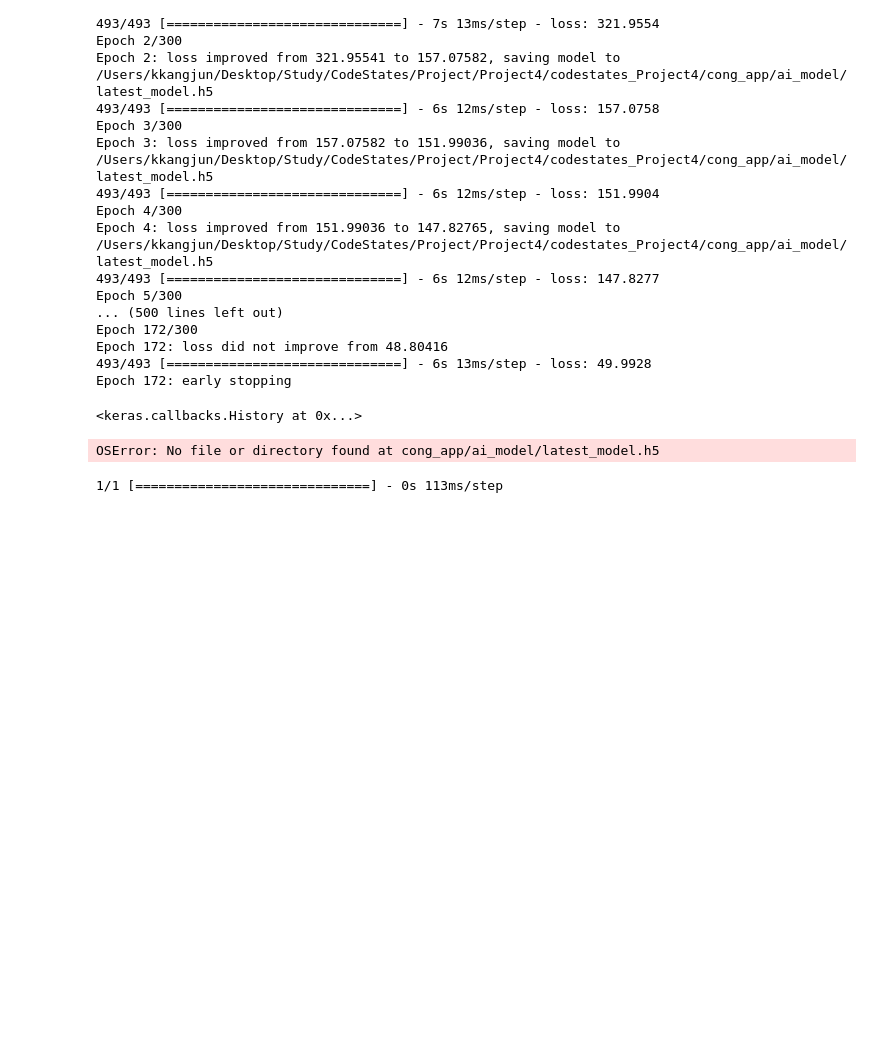
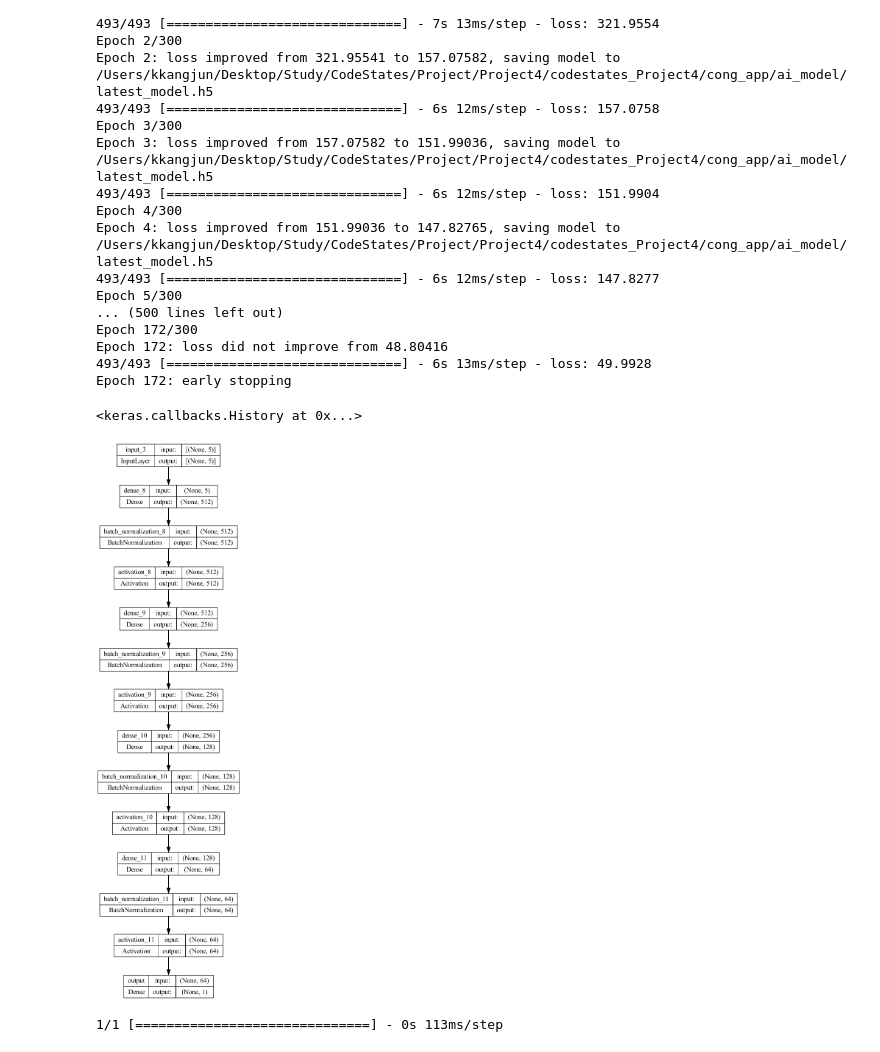
Before and after one commit to KkangJun/codestates_Project4, a Jupyter notebook: cong_app/src/__model.ipynb, the cells around one changed output. Saved outputs shown, nothing was run; the diff lists cells and outputs as text; code cells hidden in the pictures; blank space fills up the shorter version.

```diff
--- a/cong_app/src/__model.ipynb
+++ b/cong_app/src/__model.ipynb
@@ -150,12 +150,14 @@ Epoch 172: early stopping
 # %%
 dataset_cp[(dataset_cp['st_code'] == 222) & (dataset_cp['time'] == 1800)]
 # %%
-model2 = tf.keras.models.load_model('cong_app/ai_model' + '/latest_model.h5')
+model2 = tf.keras.models.load_model('../ai_model' + '/latest_model.h5')
 scaler_pkl = None
-with open(model_path + '/scaler_pickle.pkl', 'rb') as pklf:
+with open('../ai_model' + '/scaler_pickle.pkl', 'rb') as pklf:
   scaler_pkl = pickle.load(pklf)
-# %% [output]
-OSError: No file or directory found at cong_app/ai_model/latest_model.h5
+# %%
+tf.keras.utils.plot_model(model2, show_shapes=True, to_file="../ai_model/model.png")
+# %% [output]
+[figure, added]
 # %%
 new_data = np.array([[1, 2, 211, 1, 1900]])
 new_scaled = scaler_pkl.transform(new_data)
```
Also changed, not shown: 1 other file.
